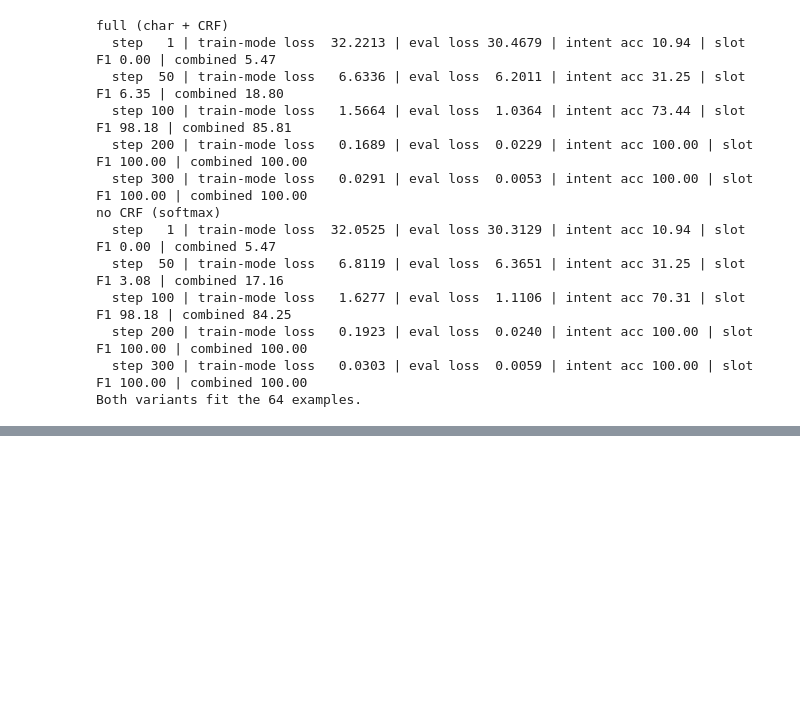
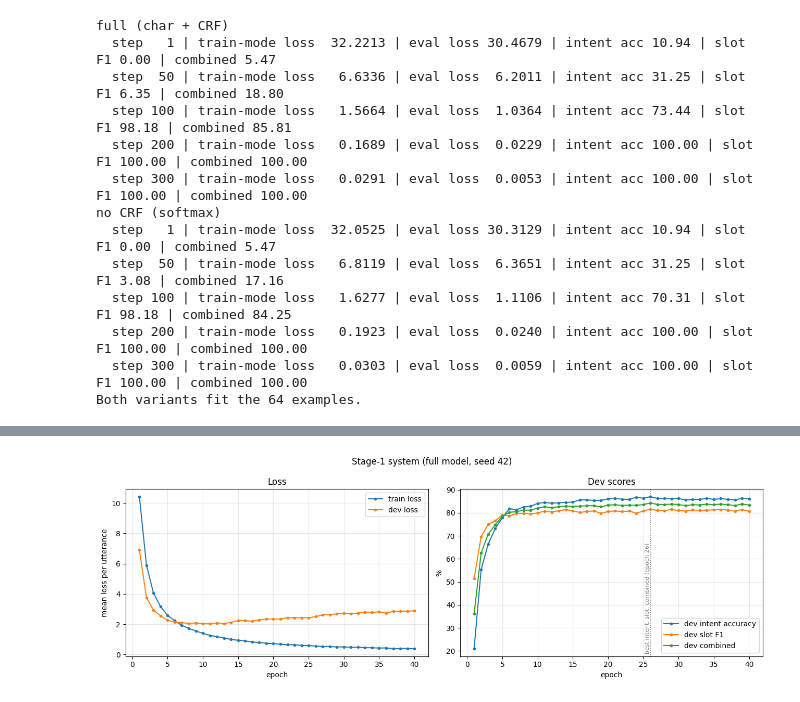
Before and after one commit to masamune-prog/SC4002, a Jupyter notebook: main.ipynb, the cells around one changed output, grey strips where cells are left out. Saved outputs shown, nothing was run; the diff lists cells and outputs as text; code cells hidden in the pictures; blank space fills up the shorter version.

```diff
--- a/main.ipynb
+++ b/main.ipynb
@@ -703,7 +718,7 @@ def count_params(model):
 
 rows = []
 for name, overrides in VARIANTS.items():
-    m = build_model({**MODEL_CONFIG, **overrides}, emb_matrix)
+    m = build_model({**MODEL_CONFIG, **overrides}, VOCAB, emb_matrix)
     total, trainable = count_params(m)
     assert total <= PARAM_LIMIT, (name, total)
     rows.append({"variant": name, "total params": f"{total:,}", "trainable params": f"{trainable:,}",
@@ -711,7 +726,7 @@ for name, overrides in VARIANTS.items():
     del m
 display(pd.DataFrame(rows).set_index("variant"))
 
-m = build_model(MODEL_CONFIG, emb_matrix)
+m = build_model(MODEL_CONFIG, VOCAB, emb_matrix)
 print("Stage-1 model (full), parameters by component:")
 for name, child in m.named_children():
     n = sum(p.numel() for p in child.parameters())
@@ -846,0 +956,4 @@ Both variants fit the 64 examples.
+# %%
+STAGE1_RUN = "stage1_full_seed42"
+stage1_history, stage1_best = train_model(MODEL_CONFIG, TRAIN_CONFIG, STAGE1_RUN)
+print(f"\nTotal training time (40 epochs incl. per-epoch dev evaluation): {stage1_history['elapsed_s'].iloc[-1]:.1f}s")
@@ -846,0 +1002,28 @@ Both variants fit the 64 examples.
+# %%
+import matplotlib.pyplot as plt
+
+def plot_learning_curves(history, best, title):
+    fig, (ax_loss, ax_score) = plt.subplots(1, 2, figsize=(13, 4.5))
+    ax_loss.plot(history.index, history["train_loss"], marker=".", label="train loss")
+    ax_loss.plot(history.index, history["dev_loss"], marker=".", label="dev loss")
+    ax_loss.set_xlabel("epoch"); ax_loss.set_ylabel("mean loss per utterance"); ax_loss.set_title("Loss")
+    ax_loss.legend(); ax_loss.grid(alpha=0.3)
+    for col, label in [("dev_intent_acc", "dev intent accuracy"), ("dev_slot_f1", "dev slot F1"),
+                       ("dev_combined", "dev combined")]:
+        ax_score.plot(history.index, history[col], marker=".", label=label)
+    rules_by_epoch = {}
+    for rule, info in best.items():
+        rules_by_epoch.setdefault(info["epoch"], []).append(rule)
+    for epoch, rules in rules_by_epoch.items():
+        ax_score.axvline(epoch, color="grey", linestyle=":", linewidth=1)
+        ax_score.annotate(f"best {', '.join(rules)} (epoch {epoch})", (epoch, ax_score.get_ylim()[0] + 1),
+                          rotation=90, fontsize=8, color="grey", va="bottom", ha="right")
+    ax_score.set_xlabel("epoch"); ax_score.set_ylabel("%"); ax_score.set_title("Dev scores")
+    ax_score.legend(loc="lower right"); ax_score.grid(alpha=0.3)
+    fig.suptitle(title)
+    fig.tight_layout()
+    plt.show()
+
+plot_learning_curves(stage1_history, stage1_best, "Stage-1 system (full model, seed 42)")
+# %% [output]
+[figure, added]
```
Also changed, not shown: parts of 14 cells of this notebook, 2 other files.
